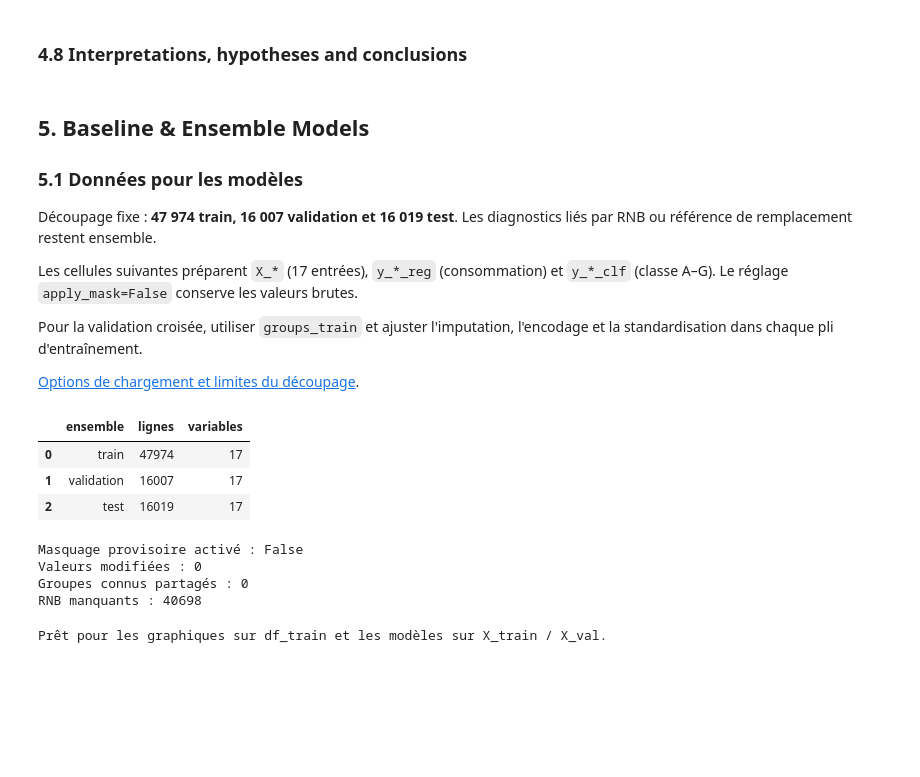
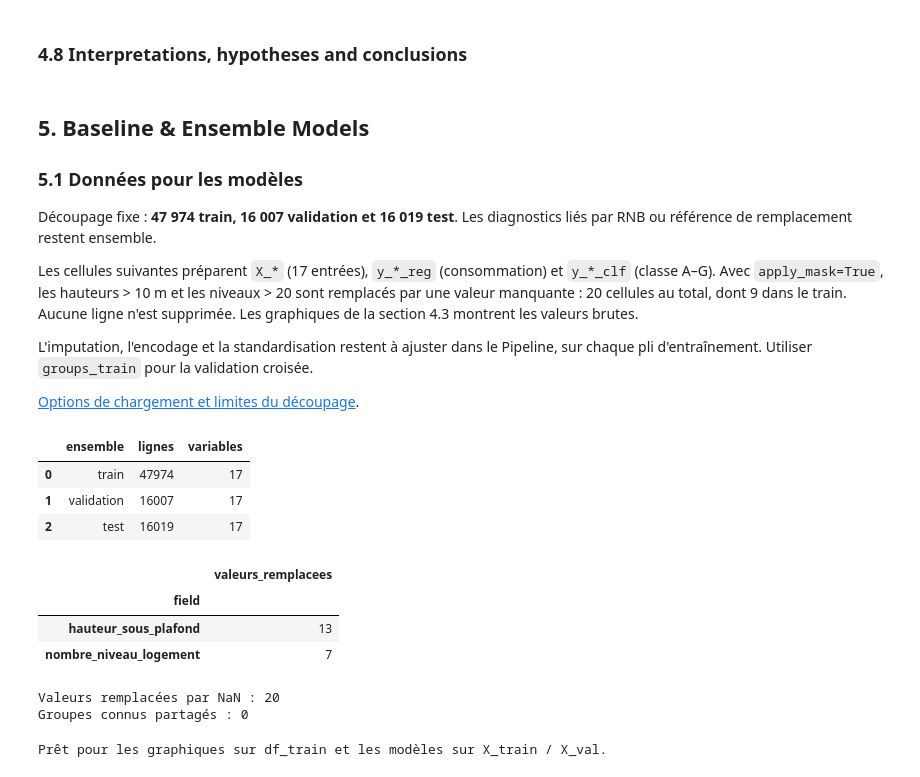
Before and after one commit to Yannisloum63/dpe-house-energy-prediction, a Jupyter notebook: notebook.ipynb, the cells around one changed output. Drawn from its saved outputs; the diff is of its cells as text; code cells hidden in the pictures; blank space fills up the shorter version.

```diff
--- a/notebook.ipynb
+++ b/notebook.ipynb
@@ -285,10 +286,13 @@ Découpage fixe : **47 974 train, 16 007 validation et 16 019 test**.
 Les diagnostics liés par RNB ou référence de remplacement restent ensemble.
 
 Les cellules suivantes préparent `X_*` (17 entrées), `y_*_reg` (consommation)
-et `y_*_clf` (classe A–G). Le réglage `apply_mask=False` conserve les valeurs brutes.
+et `y_*_clf` (classe A–G). Avec `apply_mask=True`, les hauteurs > 10 m et les
+niveaux > 20 sont remplacés par une valeur manquante : 20 cellules au total, dont 9
+dans le train. Aucune ligne n'est supprimée. Les graphiques de la section 4.3
+montrent les valeurs brutes.
 
-Pour la validation croisée, utiliser `groups_train` et ajuster l'imputation,
-l'encodage et la standardisation dans chaque pli d'entraînement.
+L'imputation, l'encodage et la standardisation restent à ajuster dans le Pipeline,
+sur chaque pli d'entraînement. Utiliser `groups_train` pour la validation croisée.
 
 [Options de chargement et limites du découpage](https://github.com/Yannisloum63/dpe-house-energy-prediction/blob/main/docs/data_preparation.md).
 # %%
@@ -312,35 +316,48 @@ preparation = importlib.util.module_from_spec(spec)
 spec.loader.exec_module(preparation)
 # %%
 df_raw, datasets, FEATURES, masked_values, preparation_report = preparation.load_shared_data(
-    PREPARATION_URL, apply_mask=False
+    PREPARATION_URL, apply_mask=True
 )
+
 df_train = datasets["train"]
 df_val = datasets["validation"]
 df_test = datasets["test"]
 
 display(pd.DataFrame({
     "ensemble": ["train", "validation", "test"],
     "lignes": [len(df_train), len(df_val), len(df_test)],
     "variables": [len(FEATURES)] * 3,
 }))
-print("Masquage provisoire activé :", preparation_report["masking_applied"])
-print("Valeurs modifiées :", len(masked_values))
+display(masked_values.groupby("field").size().rename("valeurs_remplacees").to_frame())
+print("Valeurs remplacées par NaN :", len(masked_values))
 print("Groupes connus partagés :", preparation_report["cross_split_groups"])
-print("RNB manquants :", preparation_report["rnb_missing"])
-assert masked_values.empty
+
+assert len(masked_values) == preparation_report["masked_cells"] == 20
+assert sum(len(frame) for frame in datasets.values()) == len(df_raw) == 80000
+assert preparation_report["masking_applied"]
+train_changes = masked_values[masked_values.numero_dpe.isin(df_train.numero_dpe)]
+assert len(train_changes) == 9
+
+# Vérifier que seules les cellules du journal ont changé dans le train.
+expected_train = df_train_raw.set_index("numero_dpe")[FEATURES].copy()
+for field, changes in train_changes.groupby("field"):
+    expected_train.loc[changes.numero_dpe, field] = np.nan
 pd.testing.assert_frame_equal(
     df_train.set_index("numero_dpe")[FEATURES].sort_index(),
-    df_train_raw.set_index("numero_dpe")[FEATURES].sort_index(),
+    expected_train.sort_index(),
+    check_dtype=False,
 )
 # %% [output]
 |  | ensemble | lignes | variables |
 | 0 | train | 47974 | 17 |
 | 1 | validation | 16007 | 17 |
 | 2 | test | 16019 | 17 |
+|  | valeurs_remplacees |
+| field |  |
+| hauteur_sous_plafond | 13 |
+| nombre_niveau_logement | 7 |
-Masquage provisoire activé : False
-Valeurs modifiées : 0
+Valeurs remplacées par NaN : 20
 Groupes connus partagés : 0
-RNB manquants : 40698
 # %%
 X_train = df_train[FEATURES].copy()
 X_val = df_val[FEATURES].copy()
```
Also changed, not shown: parts of 2 cells of this notebook.
